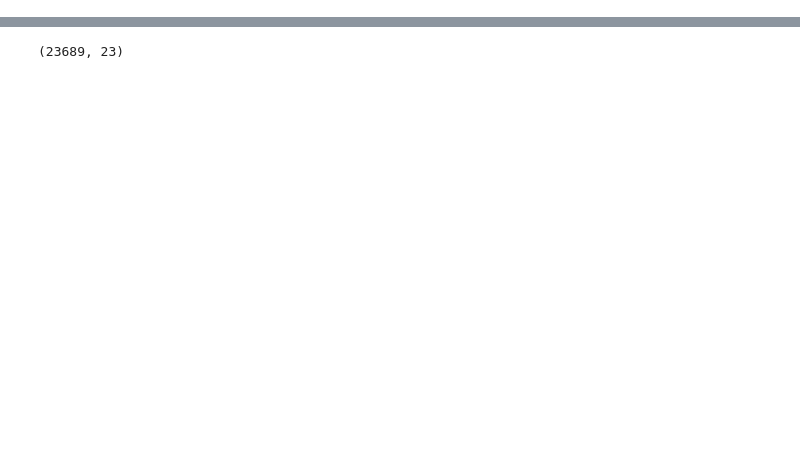
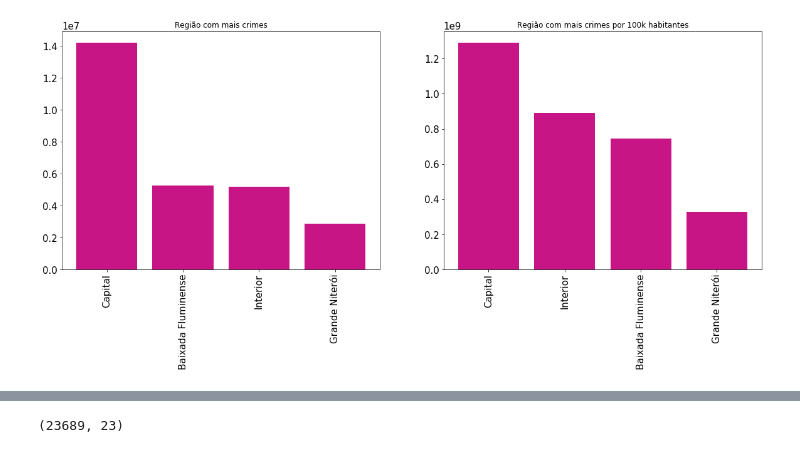
Before and after one commit to deizianens/data-mining, a Jupyter notebook: tp_mda.ipynb, the cells around one changed output, grey strips where cells are left out. Drawn from its saved outputs; the diff is of its cells as text; code cells hidden in the pictures; blank space fills up the shorter version.

```diff
--- a/tp_mda.ipynb
+++ b/tp_mda.ipynb
@@ -8,0 +154,3 @@ import matplotlib.pyplot as plt
+# %%
+crimes_pop = pd.merge(data_crimes, data_population, how="inner", on=['CISP', 'mes', 'vano'])
+crimes_pop.shape
@@ -8,0 +221,31 @@ import matplotlib.pyplot as plt
+# %%
+
+tmp_data = data_crimes.groupby(['Regiao'], as_index=False)[data_crimes.columns[9:]].sum()
+tmp_data['total_crime']= tmp_data.iloc[:, 9:].sum(axis=1)
+total_crimes_regiao = tmp_data
+total_crimes_regiao = total_crimes_regiao.sort_values(['total_crime'], ascending=[False])
+
+tmp_data = data_per100k.groupby(['Regiao'], as_index=False)[data_per100k.columns[9:]].sum()
+tmp_data['total_crime']= tmp_data.iloc[:, 9:].sum(axis=1)
+total_crimes_regiao_100k = tmp_data
+total_crimes_regiao_100k = total_crimes_regiao_100k.sort_values(['total_crime'], ascending=[False])
+
+f = plt.figure(figsize=(20,7))
+
+#The below code will create two plots. The parameters that .subplot take are (row, column, no. of plots).
+plt.subplot(1,2,1)
+
+y_pos = np.arange(4)
+
+plt.bar(y_pos, total_crimes_regiao['total_crime'], align='center', color = 'mediumvioletred')
+plt.xticks(y_pos,total_crimes_regiao['Regiao'], rotation = 90)
+plt.title('Região com mais crimes')
+
+plt.subplot(1,2,2)
+plt.bar(y_pos, total_crimes_regiao_100k['total_crime'], align='center', color = 'mediumvioletred')
+plt.xticks(y_pos, total_crimes_regiao_100k['Regiao'], rotation = 90)
+plt.title('Região com mais crimes por 100k habitantes')
+
+plt.show()
+# %% [output]
+[figure, added]
```
Also changed, not shown: parts of 92 cells of this notebook, 1 other file.
